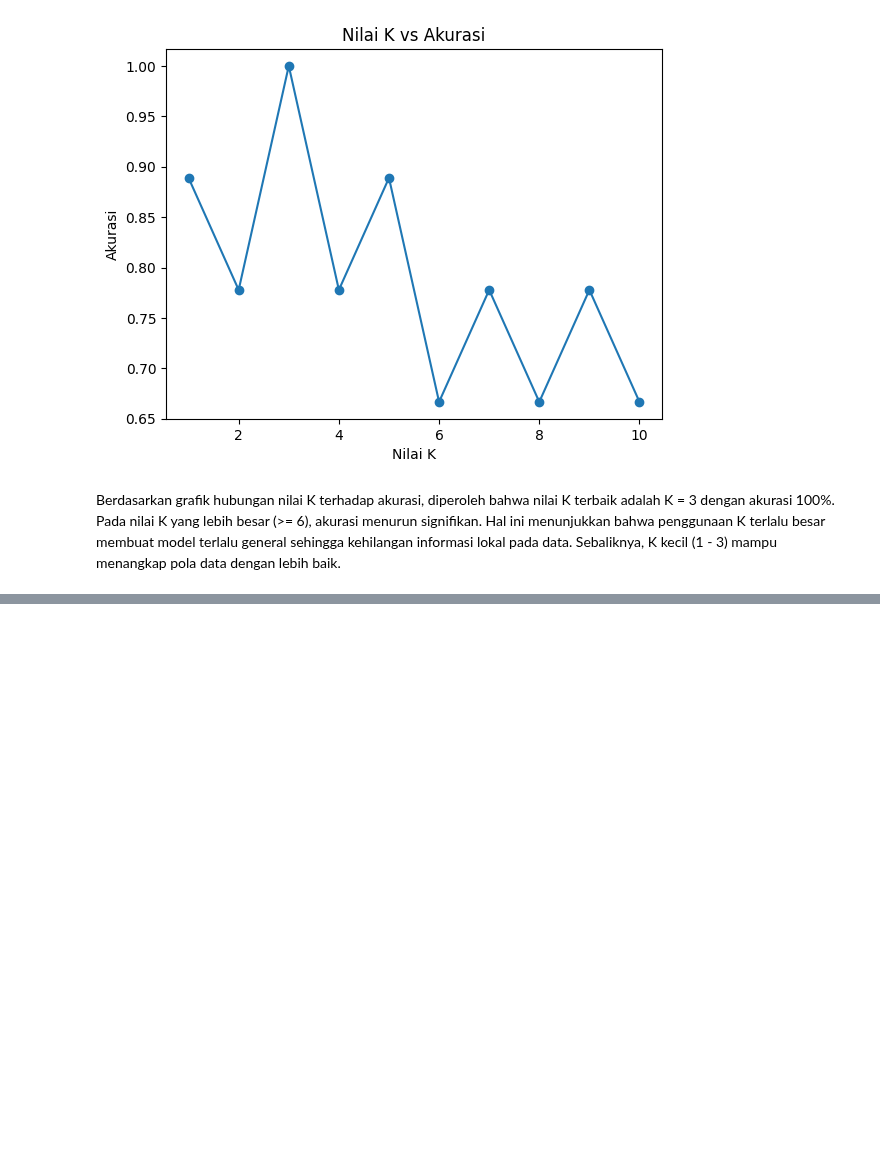
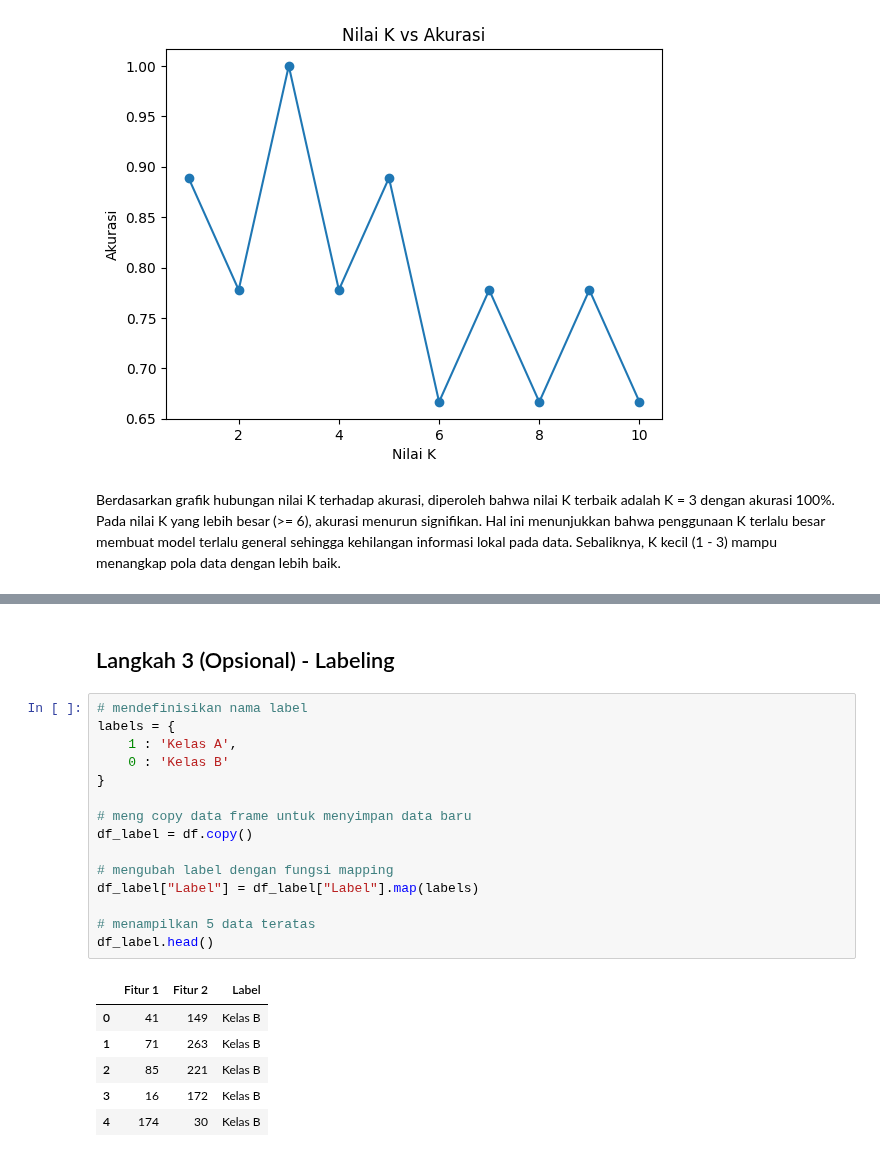
Before and after one commit to RizkyaSalsabila/Assignment-Sem5_ML_Rizkya-Salsabila, a Jupyter notebook: praktikum_09/TG9_2341720056_Rizkya_Salsabila.ipynb, the cells around one changed output, grey strips where cells are left out. Cells and saved outputs as stored; diff of their text form; blank space fills up the shorter version.

```diff
--- a/praktikum_09/TG9_2341720056_Rizkya_Salsabila.ipynb
+++ b/praktikum_09/TG9_2341720056_Rizkya_Salsabila.ipynb
@@ -427,0 +492,24 @@ Berdasarkan grafik hubungan nilai K terhadap akurasi, diperoleh bahwa nilai K te
+# %% [markdown]
+## Langkah 3 (Opsional) - Labeling
+# %%
+# mendefinisikan nama label
+labels = {
+    1 : 'Kelas A',
+    0 : 'Kelas B'
+}
+
+# meng copy data frame untuk menyimpan data baru
+df_label = df.copy()
+
+# mengubah label dengan fungsi mapping
+df_label["Label"] = df_label["Label"].map(labels)
+
+# menampilkan 5 data teratas
+df_label.head()
+# %% [output]
+|  | Fitur 1 | Fitur 2 | Label |
+| 0 | 41 | 149 | Kelas B |
+| 1 | 71 | 263 | Kelas B |
+| 2 | 85 | 221 | Kelas B |
+| 3 | 16 | 172 | Kelas B |
+| 4 | 174 | 30 | Kelas B |
```
Also changed, not shown: parts of 11 cells of this notebook.
